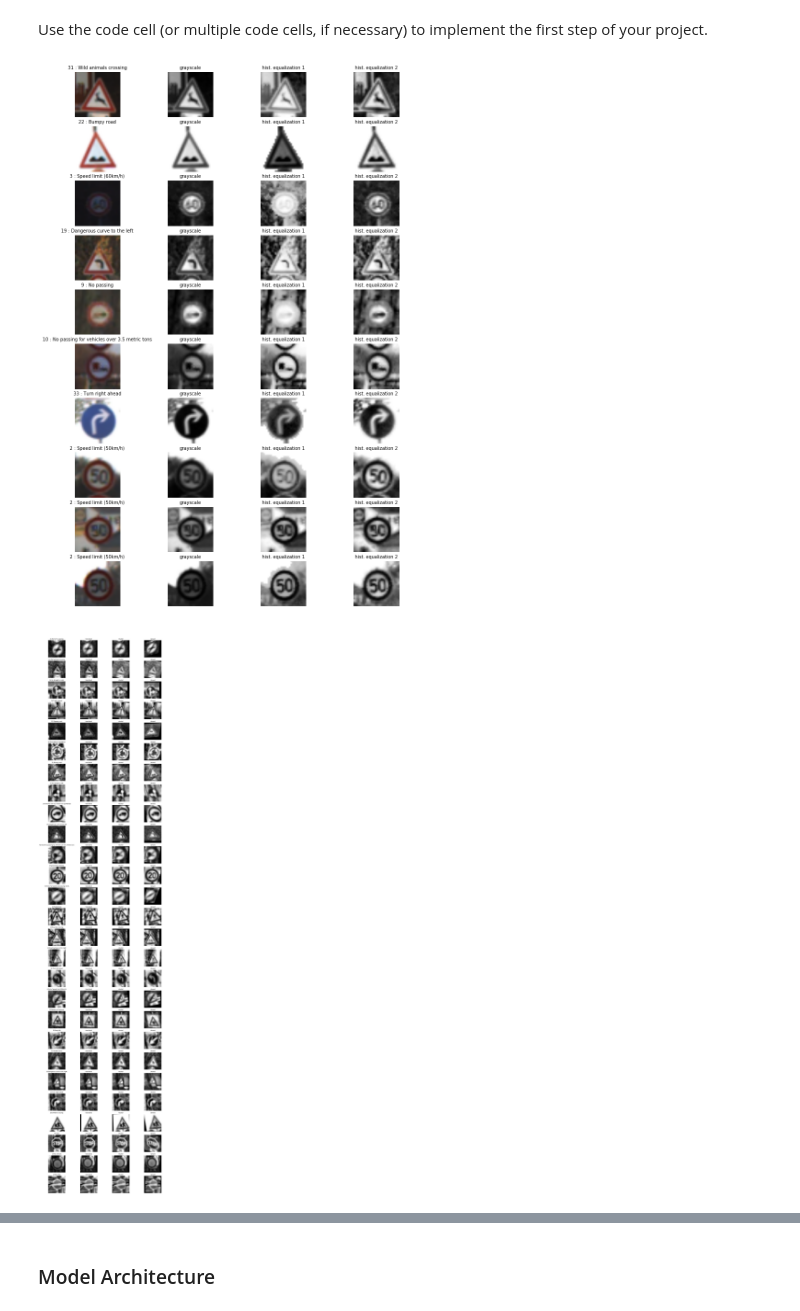
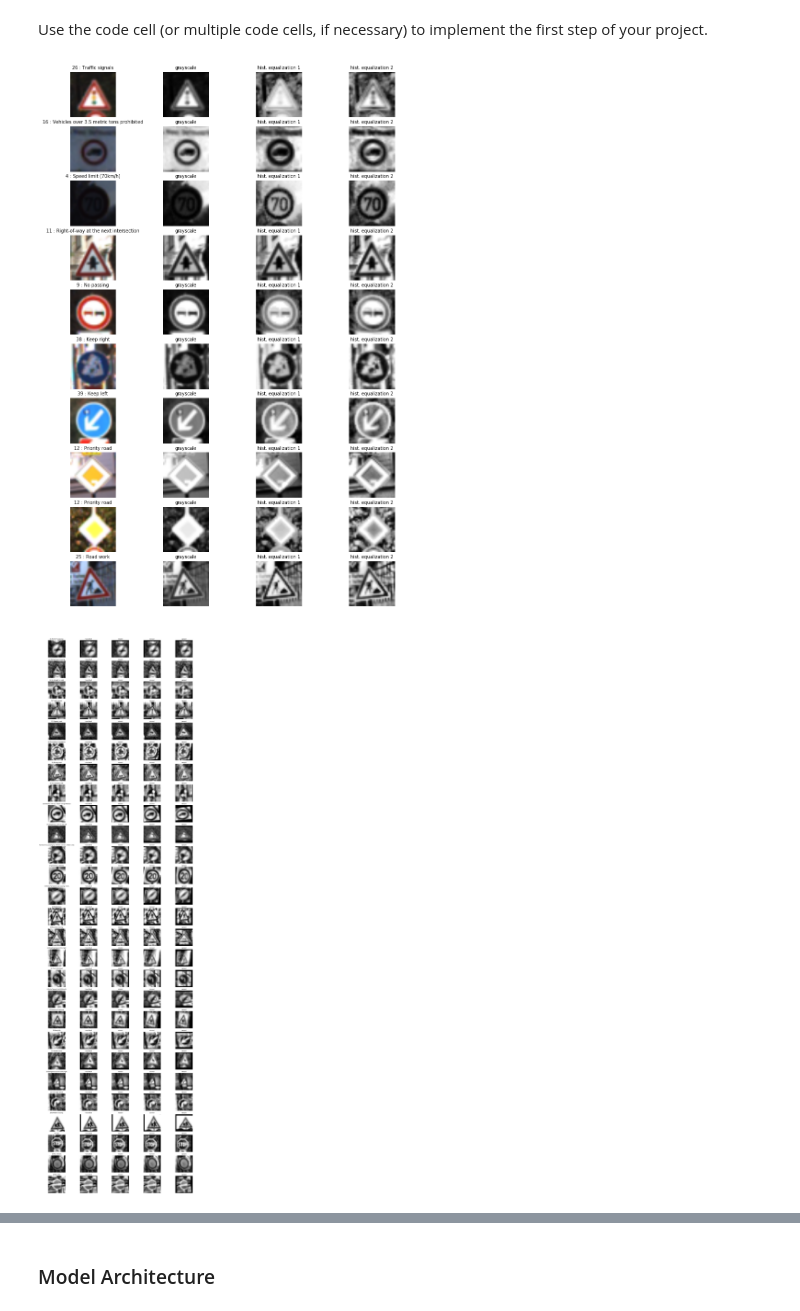
Before and after one commit to kadongre/CarND-Traffic-Sign-Classifier-Project, a Jupyter notebook: Traffic_Sign_Classifier.ipynb, the cells around one changed output, grey strips where cells are left out. Cells and saved outputs as stored; diff of their text form; code cells hidden in the pictures.

Commit message:
tuned CLAHE params and added warp perspective to image augmentation, validation_accuracy = 97.5%, testing_accuracy=95%

```diff
--- a/Traffic_Sign_Classifier.ipynb
+++ b/Traffic_Sign_Classifier.ipynb
@@ -188,7 +188,7 @@ debug_images = []
 debug_classes = []
 debug_indexes = set(random.sample(range(n_train), n_debug))
 
-clahe = cv2.createCLAHE(clipLimit=7.0, tileGridSize=(3,3))
+clahe = cv2.createCLAHE(clipLimit=11.0, tileGridSize=(3,3))
 for image_index in range(n_train):
     rgb_image = X_train[image_index]
 
@@ -239,7 +239,7 @@ for i in range(0, r*c, c):
     idx += 1
 plt.show()
 # %% [output]
-[figure, old version]
+[figure, new version]
 # %%
 #determine which classes need to be augmented and how many times
 MIN_SAMPLES = 1000
@@ -273,28 +273,37 @@ for image_index in range(len(X_train_updated)):
         #translate
         translated_image = original_image
         if (random.choice([True, False])):
-            translate_M = np.float32([[1, 0, random.randrange(-4, 4)], [0, 1, random.randrange(-4, 4)]])
+            translate_M = np.float32([[1, 0, random.randrange(-3, 3)], [0, 1, random.randrange(-3, 3)]])
             translated_image = cv2.warpAffine(translated_image, translate_M, (rows, cols))
 
         #rotate
         rotated_image = translated_image
         if (random.choice([True, False])):
-            rotate_M = cv2.getRotationMatrix2D((cols/2,rows/2),random.randrange(-10, 10),1)
+            rotate_M = cv2.getRotationMatrix2D((cols/2,rows/2),random.randrange(-9, 9),1)
             rotated_image = cv2.warpAffine(rotated_image, rotate_M, (rows, cols))
 
         #skew
         skewed_image = rotated_image
         if (random.choice([True, False])):
-            pts1 = np.float32([[6,6],
-                               [26, 6],
-                               [6, 26]])
-            pts2 = np.float32([[6 + random.randrange(-3, 3),6 + random.randrange(-3, 3)],
-                               [26 + random.randrange(-3, 3), 6 + random.randrange(-3, 3)],
-                               [6 + random.randrange(-3, 3), 26 + random.randrange(-3, 3)]])
+            pts1 = np.float32([[4,4],
+                               [27, 4],
+                               [4, 27]])
+            pts2 = np.float32([[4 + random.randrange(-2, 2),4 + random.randrange(-2, 2)],
+                               [27 + random.randrange(-2, 2), 4 + random.randrange(-2, 2)],
+                               [4 + random.randrange(-2, 2), 27 + random.randrange(-2, 2)]])
             skew_M = cv2.getAffineTransform(pts1,pts2)
-            skewed_image = cv2.warpAffine(skewed_image, skew_M, (cols,rows))
+            skewed_image = cv2.warpAffine(skewed_image, skew_M, (rows,cols))
 
-        X_train_augmented.append(skewed_image)
+        #warp
+        warped_image = skewed_image
+        if (random.choice([True, False])):
+            px, py = np.random.randint(-3, 3, 2)
+            pts1 = np.float32([[px, py], [rows-px, py], [rows-px, cols-py], [px, cols-py]])
+            pts2 = np.float32([[0, 0], [rows, 0], [rows, cols], [0, cols]])
+            warp_M = cv2.getPerspectiveTransform(pts1,pts2)
+            warped_image = cv2.warpPerspective(warped_image, warp_M, (rows, cols))
+
+        X_train_augmented.append(warped_image)
         y_train_augmented.append(image_class)
 
         #if i == 0 and image_index in debug_indexes:
@@ -302,36 +311,41 @@ for image_index in range(len(X_train_updated)):
             debug_classes.append(image_class)
             debug_images.append(original_image)
             debug_images.append(translated_image)
             debug_images.append(rotated_image)
             debug_images.append(skewed_image)
+            debug_images.append(warped_image)
 
 idx = 0
 n_debug = len(debug_classes)
 
-plt_figure, plt_axis = plt.subplots(n_debug, 4, figsize=(4*3, n_debug*2))
+plt_figure, plt_axis = plt.subplots(n_debug, 5, figsize=(5*3, n_debug*2))
 plt_figure.subplots_adjust(hspace = 0.2)
 plt_axis = plt_axis.flatten()
 
-for i in range(0, n_debug*4, 4):
+for i in range(0, n_debug*5, 5):
     plt_axis[i].imshow(debug_images[i], cmap="gray")
     plt_axis[i].set_title(str(debug_classes[idx]) + ':' + y_labels[debug_classes[idx]] , fontsize=7)
     plt_axis[i].axis('off')
 
     plt_axis[i+1].imshow(debug_images[i+1], cmap="gray")
     plt_axis[i+1].set_title('translated', fontsize=7)
     plt_axis[i+1].axis('off')
 
     plt_axis[i+2].imshow(debug_images[i+2], cmap="gray")
     plt_axis[i+2].set_title('rotated', fontsize=7)
     plt_axis[i+2].axis('off')
 
     plt_axis[i+3].imshow(debug_images[i+3], cmap="gray")
     plt_axis[i+3].set_title('skewed', fontsize=7)
     plt_axis[i+3].axis('off')
 
+    plt_axis[i+4].imshow(debug_images[i+4], cmap="gray")
+    plt_axis[i+4].set_title('warped', fontsize=7)
+    plt_axis[i+4].axis('off')
+
     idx += 1
 # %% [output]
-[figure, old version]
+[figure, new version]
 # %%
 #merge the augmented images and visualize the distributions
 X_train_updated.extend(X_train_augmented)
```
Also changed, not shown: parts of 5 cells of this notebook.
